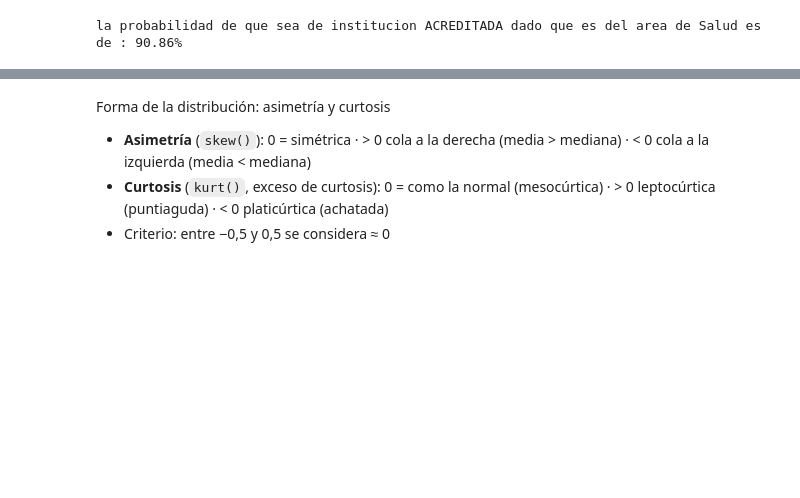
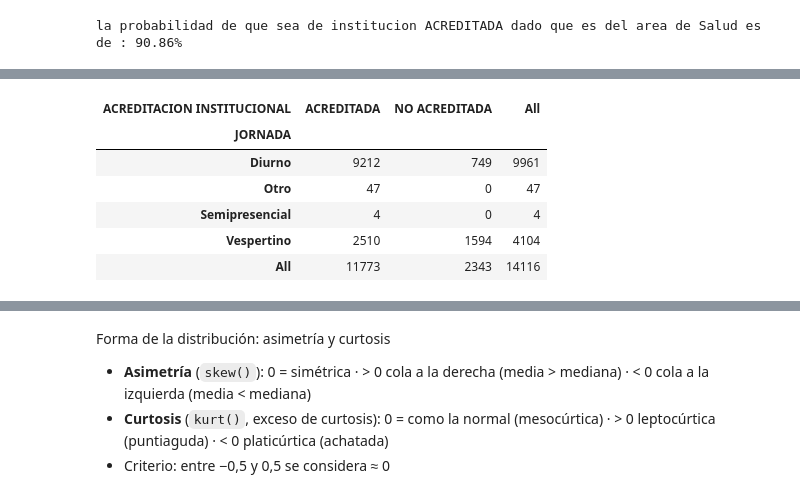
Before and after one commit to jesuscardenas-jacv1/Presentacion-Estadisticas-Descriptivas, a Jupyter notebook: colab/Proyecto_Segunda_Presentacion_CORREGIDO.ipynb, the cells around one changed output, grey strips where cells are left out. Drawn from its saved outputs; the diff is of its cells as text; code cells hidden in the pictures; blank space fills up the shorter version.

```diff
--- a/colab/Proyecto_Segunda_Presentacion_CORREGIDO.ipynb
+++ b/colab/Proyecto_Segunda_Presentacion_CORREGIDO.ipynb
@@ -206,0 +213,14 @@ la probabilidad de que sea de institucion ACREDITADA dado que es del area de Sal
+# %%
+# Tabla bivariada
+Tabla4 = pd.crosstab(df['JORNADA'],
+           df['ACREDITACION INSTITUCIONAL'],
+           margins=True)
+Tabla4
+# %% [output]
+| ACREDITACION INSTITUCIONAL | ACREDITADA | NO ACREDITADA | All |
+| JORNADA |  |  |  |
+| Diurno | 9212 | 749 | 9961 |
+| Otro | 47 | 0 | 47 |
+| Semipresencial | 4 | 0 | 4 |
+| Vespertino | 2510 | 1594 | 4104 |
+| All | 11773 | 2343 | 14116 |
```
Also changed, not shown: parts of 11 cells of this notebook, 3 other files.
